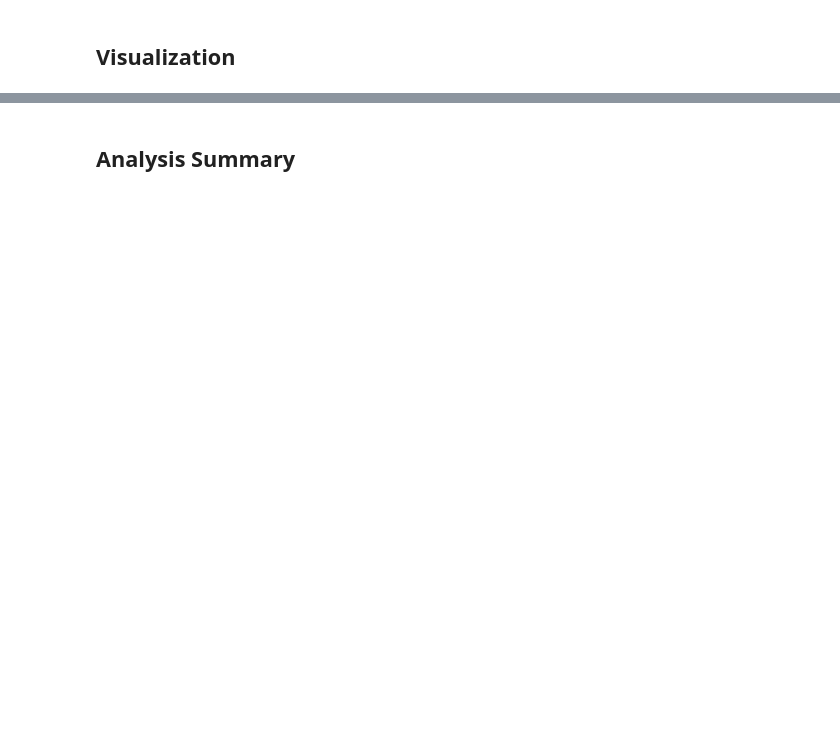
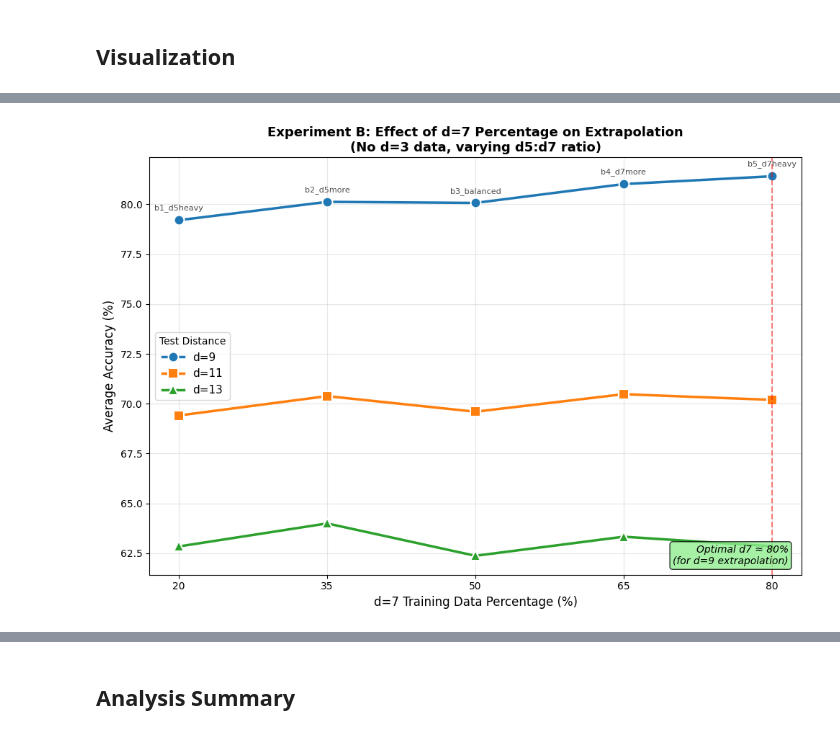
Before and after one commit to billxby/quantum-error-correction, a Jupyter notebook: code/gSAGE/extrapolation/testing.ipynb, the cells around one changed output, grey strips where cells are left out. Saved outputs shown, nothing was run; the diff lists cells and outputs as text; code cells hidden in the pictures; blank space fills up the shorter version.

```diff
--- a/code/gSAGE/extrapolation/testing.ipynb
+++ b/code/gSAGE/extrapolation/testing.ipynb
@@ -1818,0 +2123,85 @@ Plot saved to: ..\..\gSAGE\extrapolation\plots\extrapolation_heatmap.png
+# %%
+# =============================================================================
+# EXPERIMENT B: Effect of d=7 Percentage on Extrapolation
+# =============================================================================
+# Splits: b1_d5heavy (d7=20%), b2_d5more (d7=35%), b3_balanced (d7=50%),
+#         b4_d7more (d7=65%), b5_d7heavy (d7=80%)
+# All have d3=0% (no d=3 data)
+
+# Define Experiment B configuration
+exp_b_splits = {
+    'b1_d5heavy': {'d3': 0.00, 'd5': 0.80, 'd7': 0.20},
+    'b2_d5more':  {'d3': 0.00, 'd5': 0.65, 'd7': 0.35},
+    'b3_balanced': {'d3': 0.00, 'd5': 0.50, 'd7': 0.50},
+    'b4_d7more':  {'d3': 0.00, 'd5': 0.35, 'd7': 0.65},
+    'b5_d7heavy': {'d3': 0.00, 'd5': 0.20, 'd7': 0.80},
+}
+
+# Extract d=7 percentages and accuracies
+exp_b_d7_pct = []
+exp_b_acc = {d: [] for d in TEST_DISTANCES}
+exp_b_labels = []
+
+for split_name, config in exp_b_splits.items():
+    if split_name in df_results['split_name'].values:
+        d7_pct = config['d7'] * 100
+        exp_b_d7_pct.append(d7_pct)
+        exp_b_labels.append(split_name)
+
+        for d in TEST_DISTANCES:
+            subset = df_results[(df_results['split_name'] == split_name) & (df_results['distance'] == d)]
+            if len(subset) > 0:
+                exp_b_acc[d].append(subset['accuracy'].mean() * 100)
+            else:
+                exp_b_acc[d].append(np.nan)
+
+# Create the plot
+fig, ax = plt.subplots(figsize=(10, 7))
+
+colors_dist = ['#1f77b4', '#ff7f0e', '#2ca02c']
+markers = ['o', 's', '^']
+
+for i, d in enumerate(TEST_DISTANCES):
+    ax.plot(exp_b_d7_pct, exp_b_acc[d], f'{markers[i]}-',
+            label=f'd={d}', color=colors_dist[i],
+            linewidth=2.5, markersize=10, markeredgecolor='white', markeredgewidth=1.5)
+
+# Add annotations for key points
+for i, (pct, label) in enumerate(zip(exp_b_d7_pct, exp_b_labels)):
+    ax.annotate(label, (pct, exp_b_acc[TEST_DISTANCES[0]][i]),
+                textcoords="offset points", xytext=(0,10), ha='center', fontsize=8, alpha=0.7)
+
+ax.set_xlabel('d=7 Training Data Percentage (%)', fontsize=12)
+ax.set_ylabel('Average Accuracy (%)', fontsize=12)
+ax.set_title('Experiment B: Effect of d=7 Percentage on Extrapolation\n(No d=3 data, varying d5:d7 ratio)',
+             fontsize=13, fontweight='bold')
+ax.legend(loc='best', fontsize=11, title='Test Distance')
+ax.grid(True, alpha=0.3)
+ax.set_xticks(exp_b_d7_pct)
+
+# Find optimal d7 percentage (peak accuracy for d=9)
+if len(exp_b_acc[TEST_DISTANCES[0]]) >= 2:
+    max_idx = np.argmax(exp_b_acc[TEST_DISTANCES[0]])
+    optimal_d7 = exp_b_d7_pct[max_idx]
+    optimal_acc = exp_b_acc[TEST_DISTANCES[0]][max_idx]
+    ax.axvline(x=optimal_d7, color='red', linestyle='--', alpha=0.5, linewidth=1.5)
+    ax.text(0.98, 0.02, f"Optimal d7 ≈ {optimal_d7:.0f}%\n(for d=9 extrapolation)",
+            transform=ax.transAxes, fontsize=10,
+            ha='right', va='bottom', style='italic',
+            bbox=dict(boxstyle='round,pad=0.3', facecolor='lightgreen', alpha=0.8))
+
+plt.tight_layout()
+plot_path = PLOTS_DIR / "experiment_b_d7_ratio.png"
+plt.savefig(plot_path, dpi=150, bbox_inches='tight')
+print(f"✓ Saved: {plot_path}")
+plt.show()
+
+# Print numerical results
+print("\nExperiment B Results (d5:d7 Ratio Ablation):")
+print("-" * 70)
+print(f"{'d7 %':<8} {'d5 %':<8} {'d=9 Acc':<12} {'d=11 Acc':<12} {'d=13 Acc':<12}")
+print("-" * 70)
+for i, (pct, label) in enumerate(zip(exp_b_d7_pct, exp_b_labels)):
+    d5_pct = 100 - pct
+    print(f"{pct:<8.0f} {d5_pct:<8.0f} {exp_b_acc[9][i]:<12.2f} {exp_b_acc[11][i]:<12.2f} {exp_b_acc[13][i]:<12.2f}")
+# %% [output]
@@ -1818,0 +2209 @@ Plot saved to: ..\..\gSAGE\extrapolation\plots\extrapolation_heatmap.png
+[figure, added]
```
Also changed, not shown: parts of 35 cells of this notebook, 16 other files.
